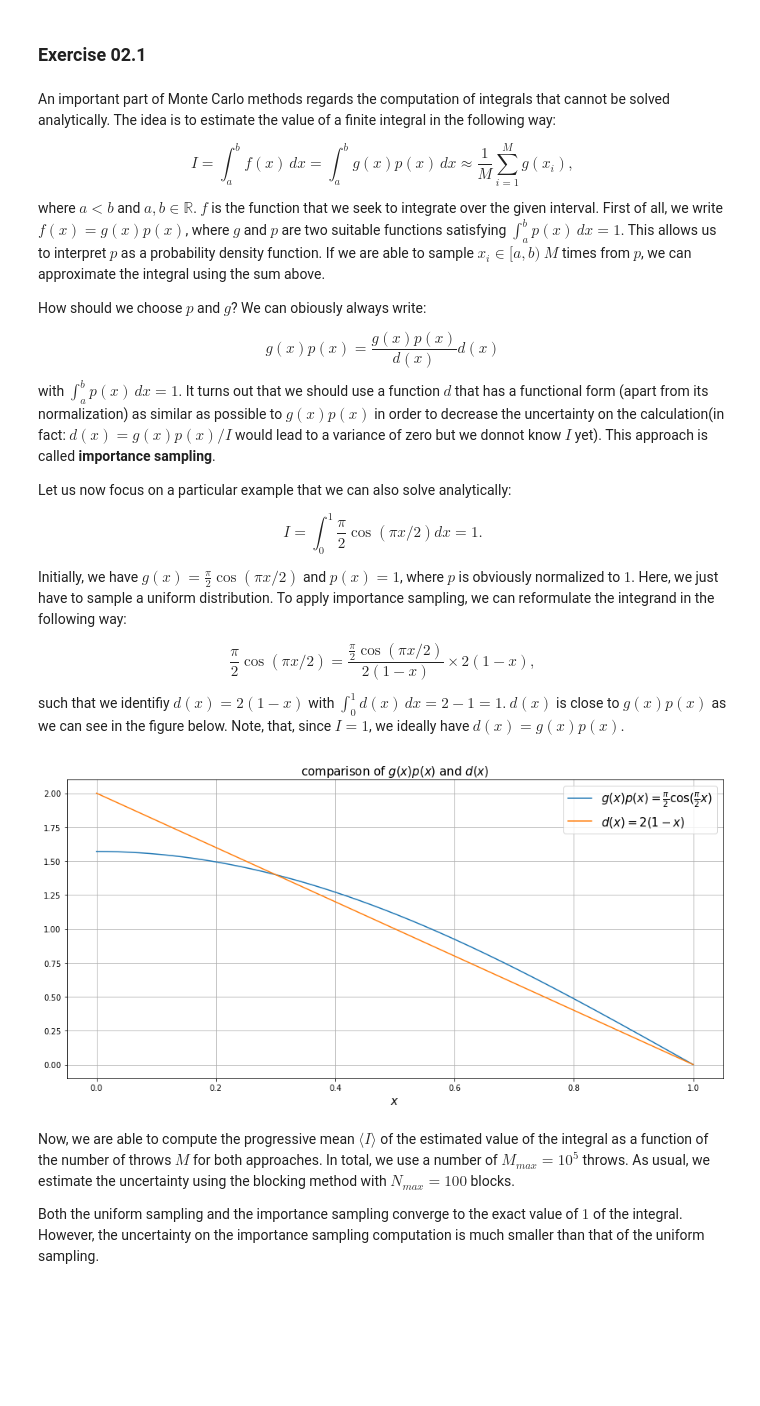
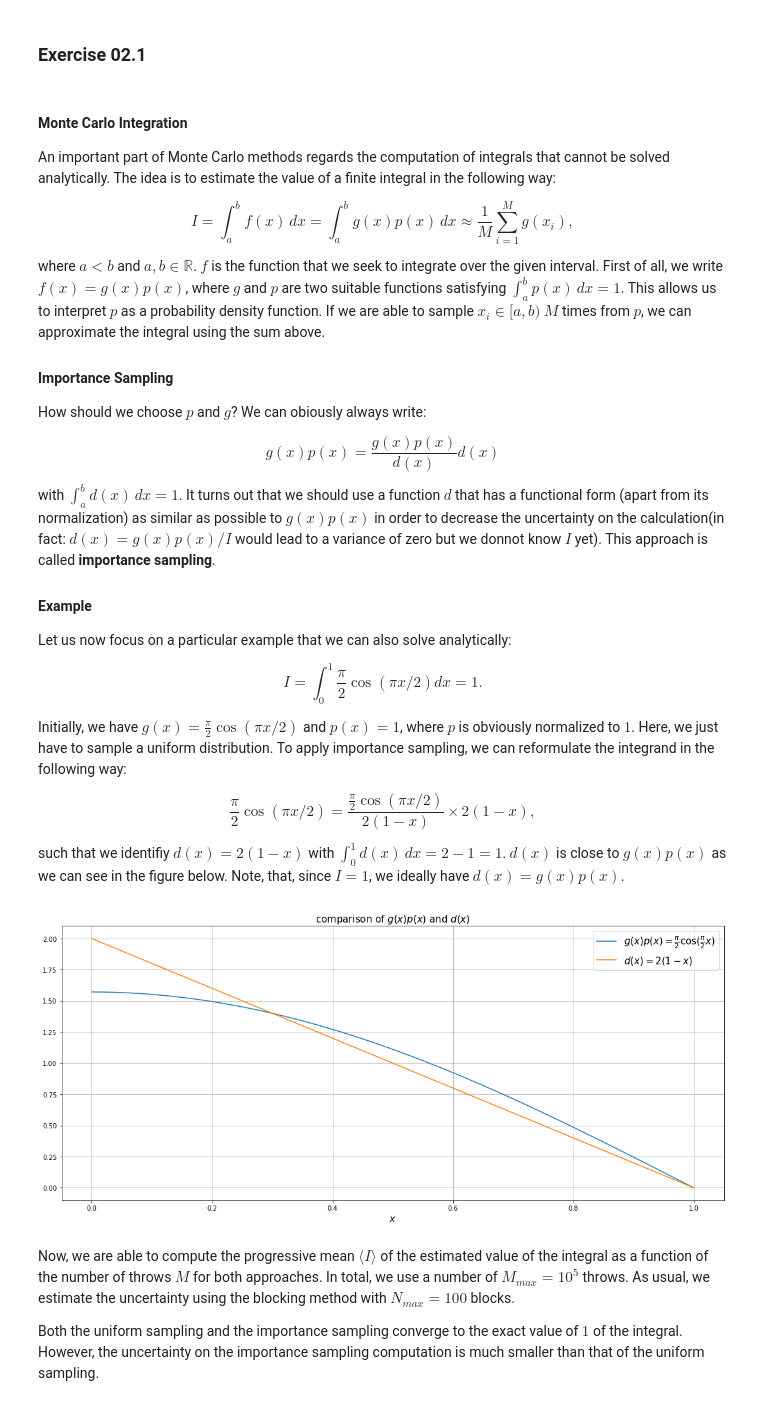
Before and after one commit to lukas-hermans/LSN_exercises, a Jupyter notebook: ex2/LSN_Exercises_02.ipynb, the cells around one changed output. Cells and saved outputs as stored; diff of their text form; code cells hidden in the pictures; blank space fills up the shorter version.

```diff
--- a/ex2/LSN_Exercises_02.ipynb
+++ b/ex2/LSN_Exercises_02.ipynb
@@ -4,17 +4,23 @@
 # %% [markdown]
 ### Exercise 02.1
 # %% [markdown]
+#### Monte Carlo Integration
+
 An important part of Monte Carlo methods regards the computation of integrals that cannot be solved analytically. The idea is to estimate the value of a finite integral in the following way:
 
 $$I =  \int_{a}^{b} f(x) \,dx = \int_{a}^{b} g(x)p(x) \,dx \approx \frac{1}{M} \sum_{i=1}^{M} g(x_i),$$
 
 where $a < b$ and $a, b \in \mathbb{R}$. $f$ is the function that we seek to integrate over the given interval. First of all, we write $f(x) = g(x)p(x)$, where $g$ and $p$ are two suitable functions satisfying $\int_{a}^{b} p(x) \,dx = 1$. This allows us to interpret $p$ as a probability density function. If we are able to sample $x_i \in [a, b)$ $M$ times from $p$, we can approximate the integral using the sum above.
 
+#### Importance Sampling
+
 How should we choose $p$ and $g$? We can obiously always write:
 
 $$g(x)p(x) = \frac{g(x)p(x)}{d(x)} d(x)$$
 
-with $\int_{a}^{b} p(x) \,dx = 1$. It turns out that we should use a function $d$ that has a functional form (apart from its normalization) as similar as possible to $g(x)p(x)$ in order to decrease the uncertainty on the calculation(in fact: $d(x) = g(x)p(x) / I$ would lead to a variance of zero but we donnot know $I$ yet). This approach is called **importance sampling**.
+with $\int_{a}^{b} d(x) \,dx = 1$. It turns out that we should use a function $d$ that has a functional form (apart from its normalization) as similar as possible to $g(x)p(x)$ in order to decrease the uncertainty on the calculation(in fact: $d(x) = g(x)p(x) / I$ would lead to a variance of zero but we donnot know $I$ yet). This approach is called **importance sampling**.
+
+#### Example
 
 Let us now focus on a particular example that we can also solve analytically:
 
@@ -28,20 +34,21 @@ such that we identifiy $d(x) = 2(1-x)$ with $\int_{0}^{1} d(x) \,dx = 2 - 1 = 1$
 # %%
 import numpy as np
 import matplotlib.pyplot as plt
 
 plt.figure(figsize=(15, 7))
 x = np.linspace(0, 1, 1000)
 y = np.pi / 2 * np.cos(np.pi * x / 2)
 y_approx =  (1 - x) * 2
 plt.plot(x, y, label=r"$g(x)p(x) = \frac{\pi}{2} \cos(\frac{\pi}{2} x)$")
 plt.plot(x, y_approx, label=r"$d(x) = 2(1-x)$")
 plt.title("comparison of $g(x)p(x)$ and $d(x)$", size=15)
 plt.xlabel("$x$", size=15)
 plt.legend(fontsize=15)
+plt.tight_layout()
 plt.grid()
 plt.show()
 # %% [output]
-[figure, old version]
+[figure, new version]
 # %% [markdown]
 Now, we are able to compute the progressive mean $\langle I \rangle$ of the estimated value of the integral as a function of the number of throws $M$ for both approaches. In total, we use a number of $M_{max}=10^5$ throws. As usual, we estimate the uncertainty using the blocking method with $N_{max} = 100$ blocks.
 
```
Also changed, not shown: parts of 6 cells of this notebook, 3 other files.
